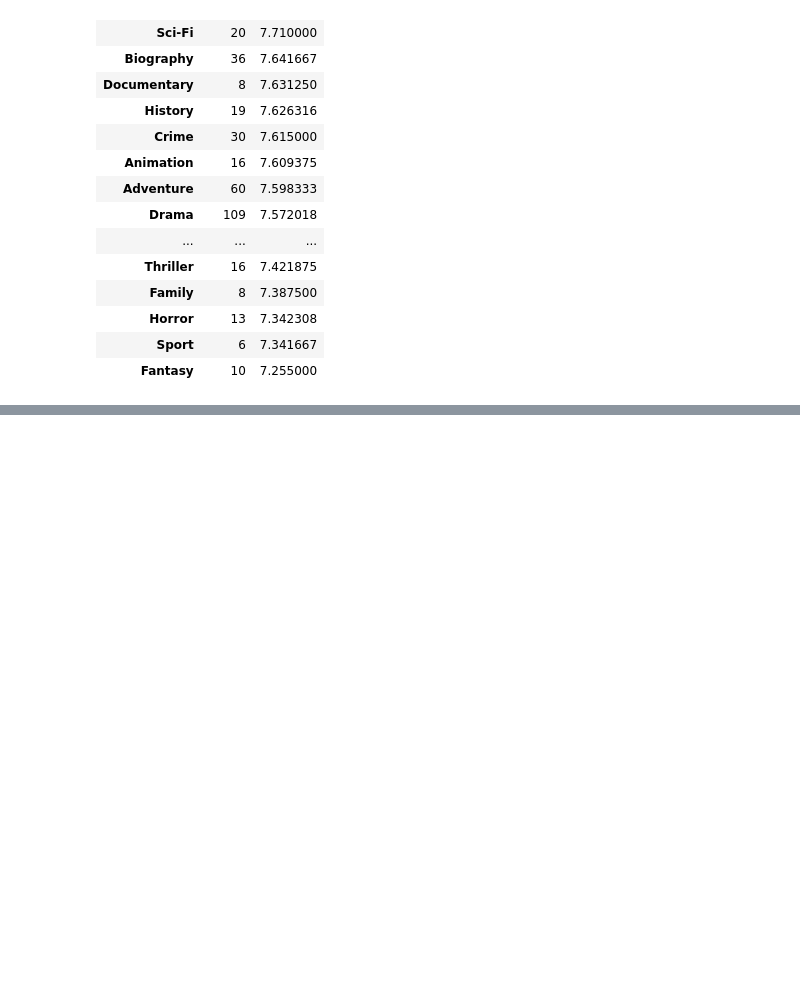
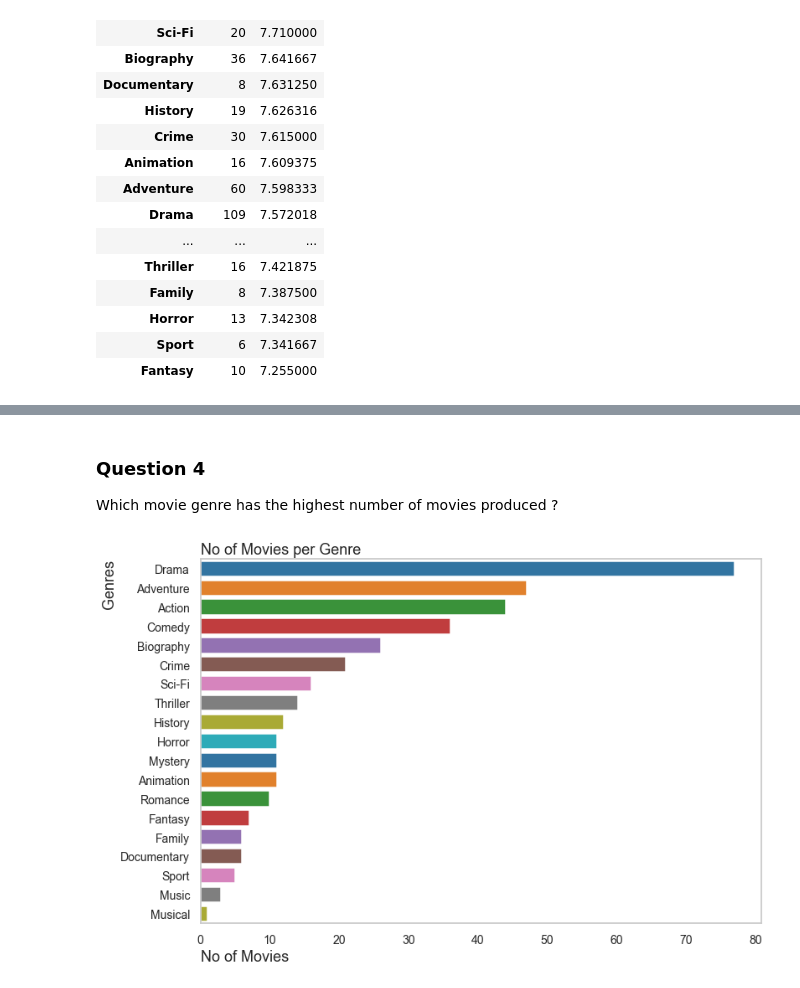
Before and after one commit to MuiruKamau/Microsoft_Movie_Analysis, a Jupyter notebook: dsc-phase1-project-template.ipynb, the cells around one changed output, grey strips where cells are left out. Saved outputs shown, nothing was run; the diff lists cells and outputs as text; code cells hidden in the pictures; blank space fills up the shorter version.

```diff
--- a/dsc-phase1-project-template.ipynb
+++ b/dsc-phase1-project-template.ipynb
@@ -721,0 +753,31 @@ Questions to consider:
+# %% [markdown]
+### Question 4
+
+Which movie genre has the highest number of movies produced ?
+# %%
+# Plot a bar chart of the number of movies per genre
+plt.figure(figsize=(12, 8))
+sns.set_style('whitegrid')
+sns.set_context('talk', rc={'grid.linewidth': 0.0})  # set grid linewidth to 0
+
+# Sort the genres by frequency
+top_genre = pd.DataFrame(movies_mini.groupby('genres', as_index=False).title.nunique()) \
+    .sort_values(by='title', ascending=False)
+
+# Define the colors for each genre
+colors = ['#1f77b4', '#ff7f0e', '#2ca02c', '#d62728', '#9467bd',
+          '#8c564b', '#e377c2', '#7f7f7f', '#bcbd22', '#17becf']
+
+# Create the bar chart
+sns.barplot(x='title', y='genres', data=top_genre, palette=colors)
+
+# Add titles and axis names
+plt.title('No of Movies per Genre', loc='left')
+plt.xlabel('No of Movies', loc='left')
+plt.ylabel('Genres', loc='top')
+plt.tick_params(labelsize=14)
+
+# Show the plot
+plt.show()
+# %% [output]
+[figure, added]
```
Also changed, not shown: parts of 60 cells of this notebook.
